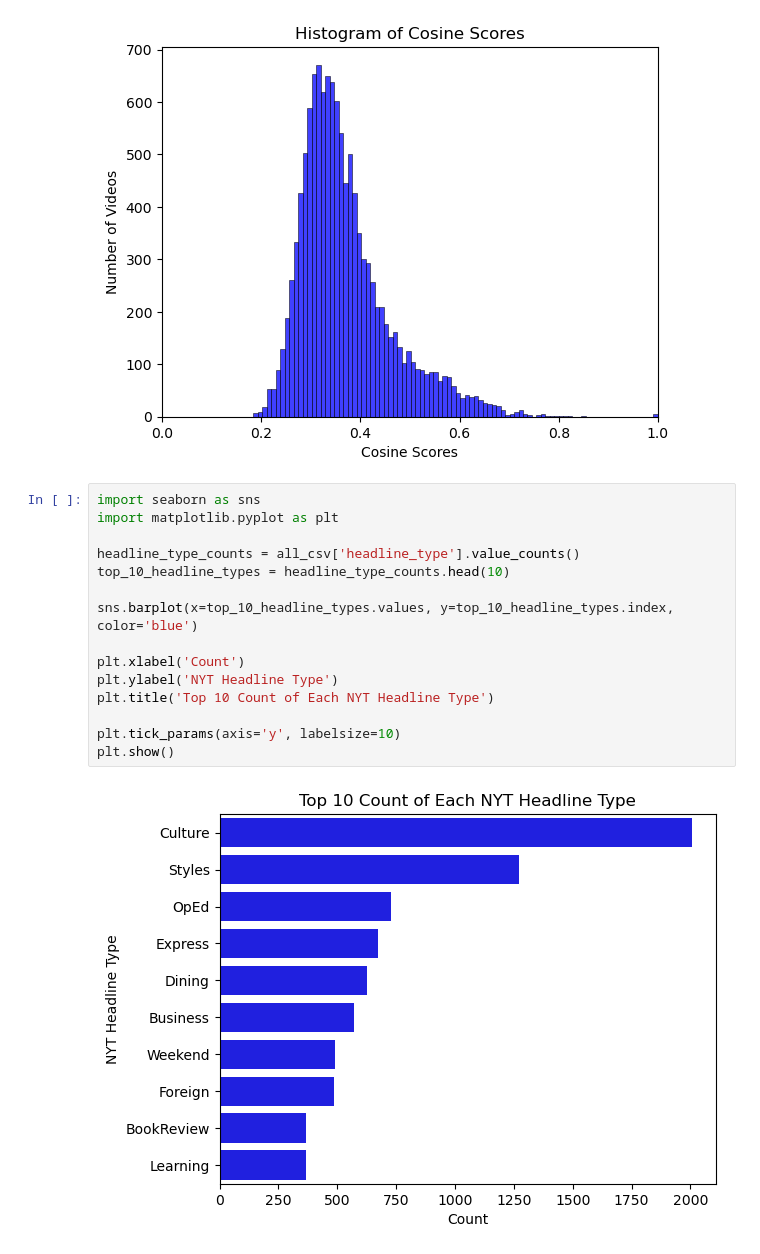
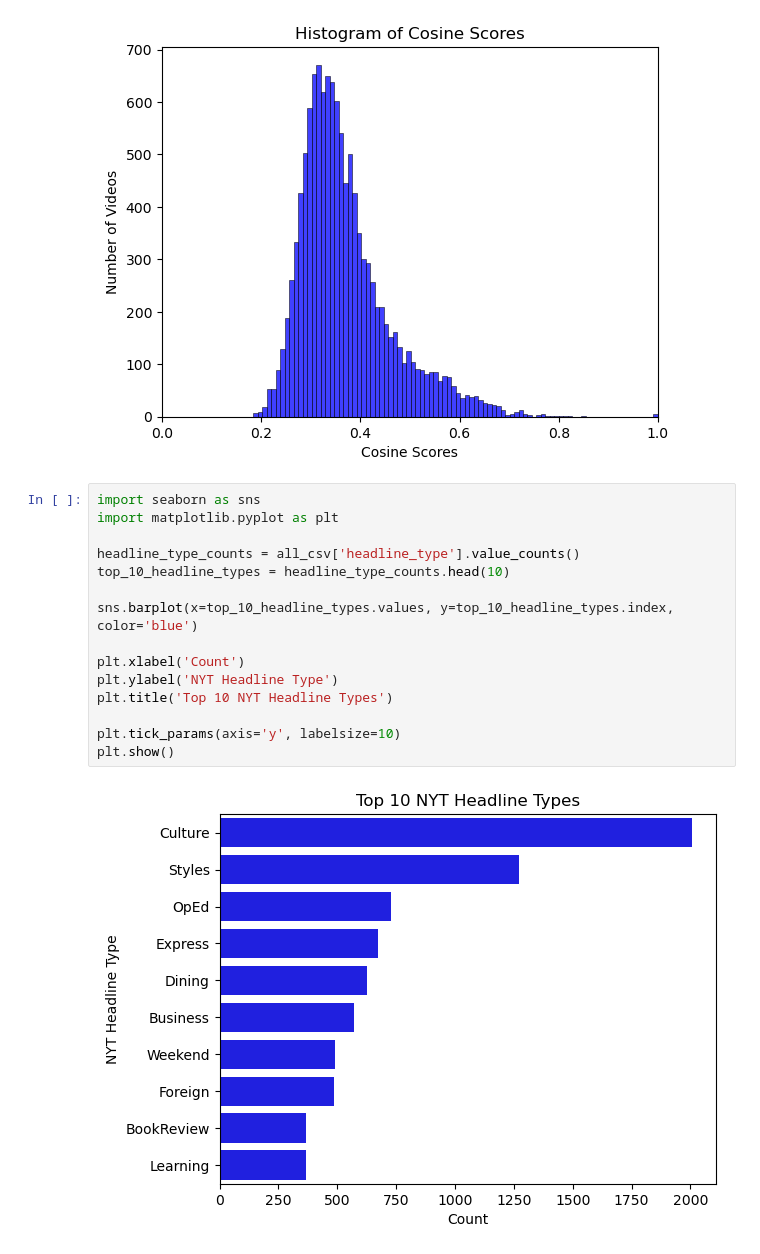
Before and after one commit to mirayagupta13/CS315Project2, a Jupyter notebook: cosine_nytAnalysis.ipynb, the cells around one changed output. Drawn from its saved outputs; the diff is of its cells as text.

```diff
--- a/cosine_nytAnalysis.ipynb
+++ b/cosine_nytAnalysis.ipynb
@@ -61,20 +99,20 @@ plt.show()
 # %%
 import seaborn as sns
 import matplotlib.pyplot as plt
 
 headline_type_counts = all_csv['headline_type'].value_counts()
 top_10_headline_types = headline_type_counts.head(10)
 
 sns.barplot(x=top_10_headline_types.values, y=top_10_headline_types.index, color='blue')
 
 plt.xlabel('Count')
 plt.ylabel('NYT Headline Type')
-plt.title('Top 10 Count of Each NYT Headline Type')
+plt.title('Top 10 NYT Headline Types')
 
 plt.tick_params(axis='y', labelsize=10)
 plt.show()
 # %% [output]
-[figure, old version]
+[figure, new version]
 # %%
 #"C:\Users\ashle\OneDrive\School\CS315_Project2\CS315Project2-main\allDetailsNYT.json"
 json_file_path = r"C:\Users\ashle\OneDrive\School\CS315_Project2\CS315Project2-main\allDetailsNYT.json"
```
Also changed, not shown: parts of 4 cells of this notebook.
